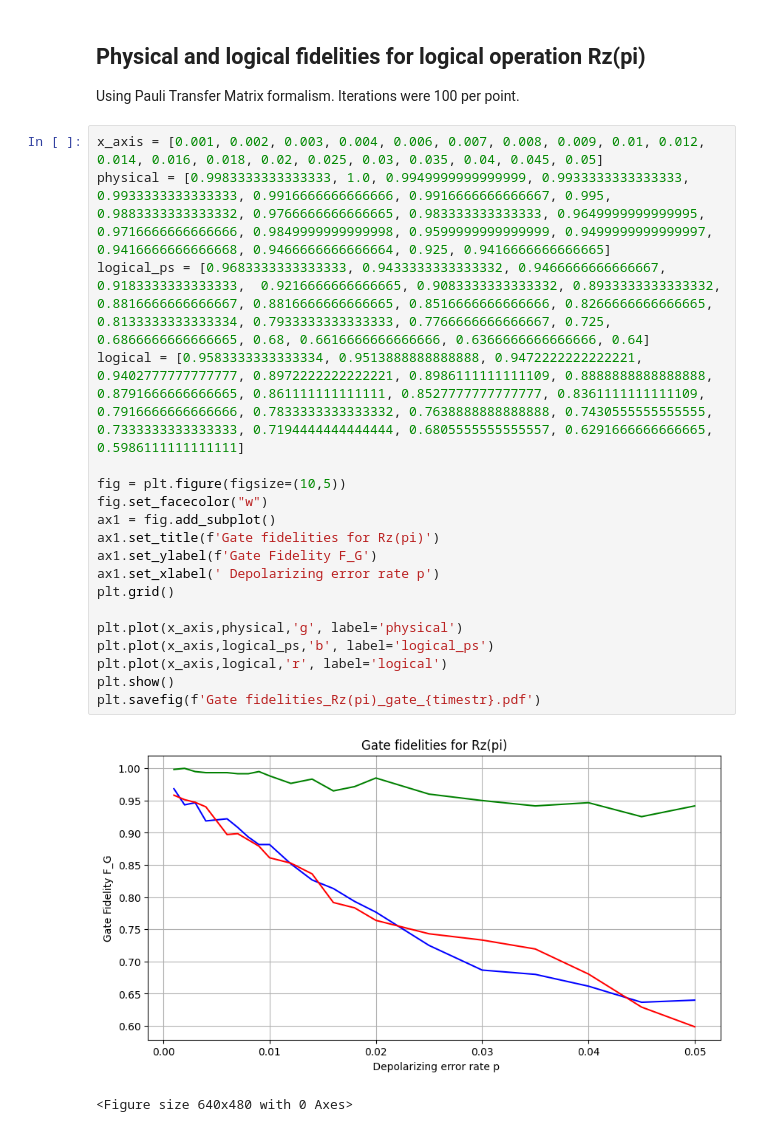
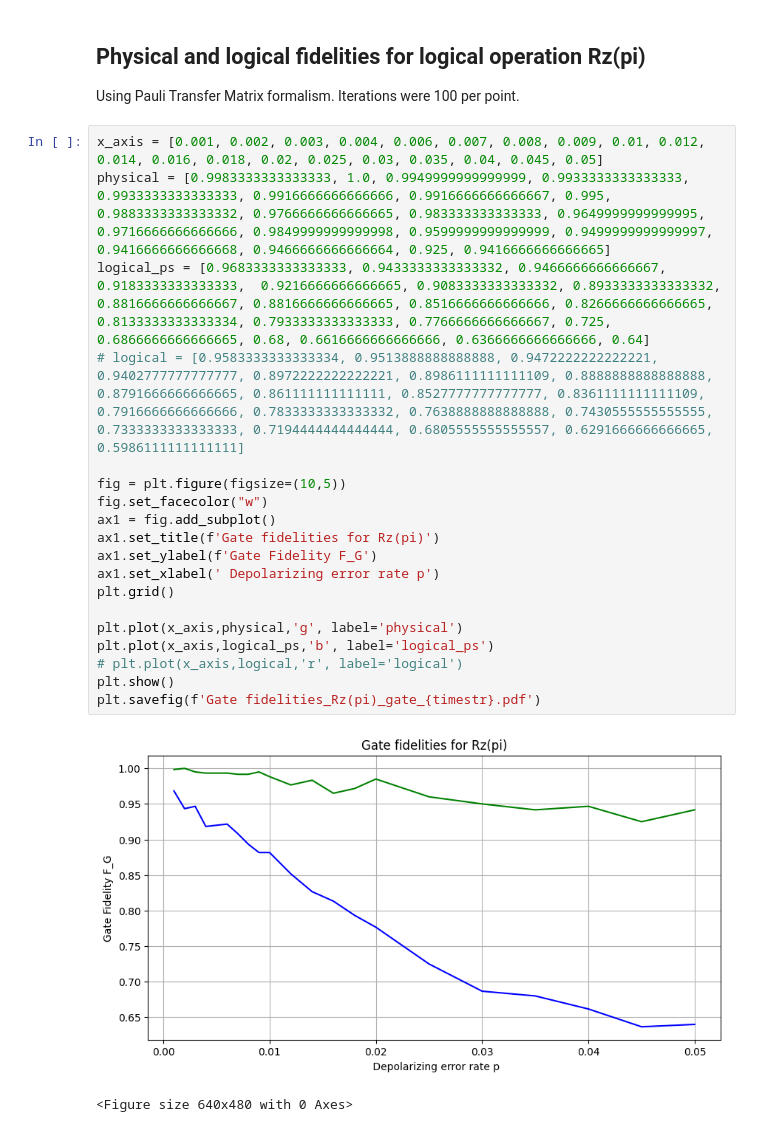
Before and after one commit to siddhantphy/nvsc_net, a Jupyter notebook: results.ipynb, the cells around one changed output. Drawn from its saved outputs; the diff is of its cells as text.

```diff
--- a/results.ipynb
+++ b/results.ipynb
@@ -42,22 +42,22 @@ Using Pauli Transfer Matrix formalism. Iterations were 100 per point.
 # %%
 x_axis = [0.001, 0.002, 0.003, 0.004, 0.006, 0.007, 0.008, 0.009, 0.01, 0.012, 0.014, 0.016, 0.018, 0.02, 0.025, 0.03, 0.035, 0.04, 0.045, 0.05]
 physical = [0.9983333333333333, 1.0, 0.9949999999999999, 0.9933333333333333, 0.9933333333333333, 0.9916666666666666, 0.9916666666666667, 0.995, 0.9883333333333332, 0.9766666666666665, 0.983333333333333, 0.9649999999999995, 0.9716666666666666, 0.9849999999999998, 0.9599999999999999, 0.9499999999999997, 0.9416666666666668, 0.9466666666666664, 0.925, 0.9416666666666665]
 logical_ps = [0.9683333333333333, 0.9433333333333332, 0.9466666666666667, 0.9183333333333333,  0.9216666666666665, 0.9083333333333332, 0.8933333333333332, 0.8816666666666667, 0.8816666666666665, 0.8516666666666666, 0.8266666666666665, 0.8133333333333334, 0.7933333333333333, 0.7766666666666667, 0.725, 0.6866666666666665, 0.68, 0.6616666666666666, 0.6366666666666666, 0.64]
-logical = [0.9583333333333334, 0.9513888888888888, 0.9472222222222221, 0.9402777777777777, 0.8972222222222221, 0.8986111111111109, 0.8888888888888888, 0.8791666666666665, 0.861111111111111, 0.8527777777777777, 0.8361111111111109, 0.7916666666666666, 0.7833333333333332, 0.7638888888888888, 0.7430555555555555, 0.7333333333333333, 0.7194444444444444, 0.6805555555555557, 0.6291666666666665, 0.5986111111111111]
+# logical = [0.9583333333333334, 0.9513888888888888, 0.9472222222222221, 0.9402777777777777, 0.8972222222222221, 0.8986111111111109, 0.8888888888888888, 0.8791666666666665, 0.861111111111111, 0.8527777777777777, 0.8361111111111109, 0.7916666666666666, 0.7833333333333332, 0.7638888888888888, 0.7430555555555555, 0.7333333333333333, 0.7194444444444444, 0.6805555555555557, 0.6291666666666665, 0.5986111111111111]
 
 fig = plt.figure(figsize=(10,5))
 fig.set_facecolor("w")
 ax1 = fig.add_subplot()
 ax1.set_title(f'Gate fidelities for Rz(pi)')
 ax1.set_ylabel(f'Gate Fidelity F_G')
 ax1.set_xlabel(' Depolarizing error rate p')
 plt.grid()
 
 plt.plot(x_axis,physical,'g', label='physical')
 plt.plot(x_axis,logical_ps,'b', label='logical_ps')
-plt.plot(x_axis,logical,'r', label='logical')
+# plt.plot(x_axis,logical,'r', label='logical')
 plt.show()
 plt.savefig(f'Gate fidelities_Rz(pi)_gate_{timestr}.pdf')
 # %% [output]
-[figure, old version]
+[figure, new version]
 <Figure size 640x480 with 0 Axes>
```
Also changed, not shown: 7 other files.
